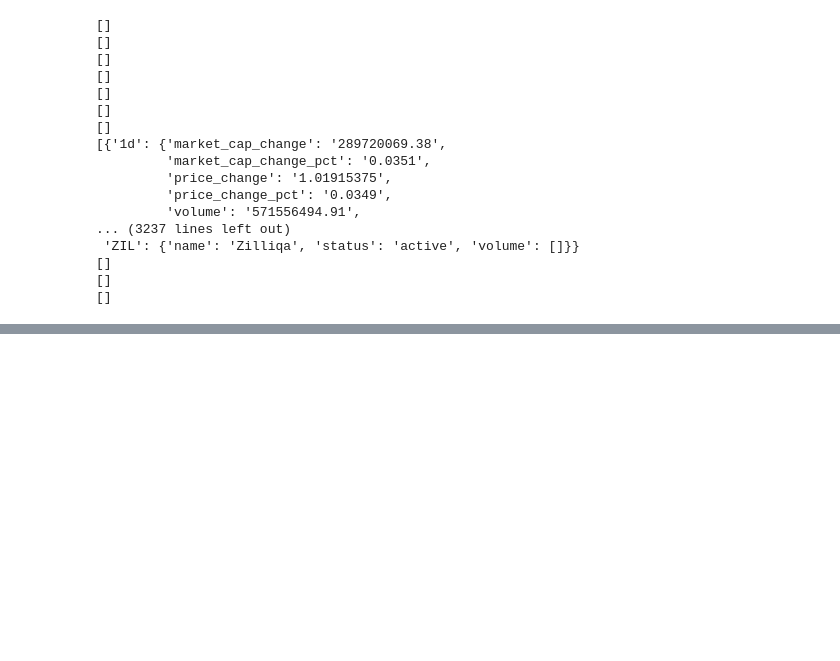
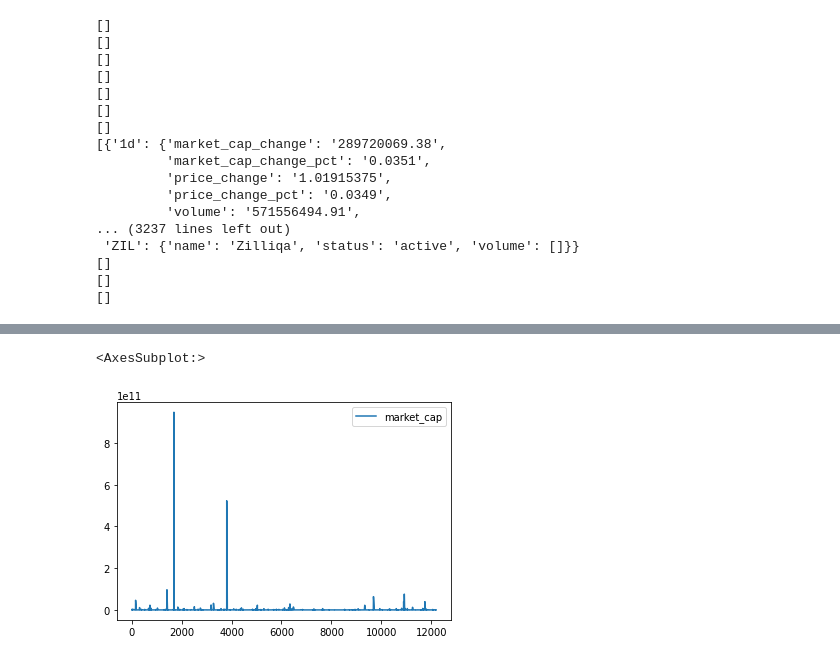
Before and after one commit to justinbarak/crypto-vol-scanner, a Jupyter notebook: crypto_vol_scanner/nomics_sandbox.ipynb, the cells around one changed output, grey strips where cells are left out. Cells and saved outputs as stored; diff of their text form; code cells hidden in the pictures; blank space fills up the shorter version.

```diff
--- a/crypto_vol_scanner/nomics_sandbox.ipynb
+++ b/crypto_vol_scanner/nomics_sandbox.ipynb
@@ -76,0 +228,5 @@ print(len(cryptos))
+# %%
+market_cap_filtered.plot.line(y='market_cap')
+# %% [output]
+<AxesSubplot:>
+[figure, added]
```
Also changed, not shown: parts of 16 cells of this notebook, 19 other files.
